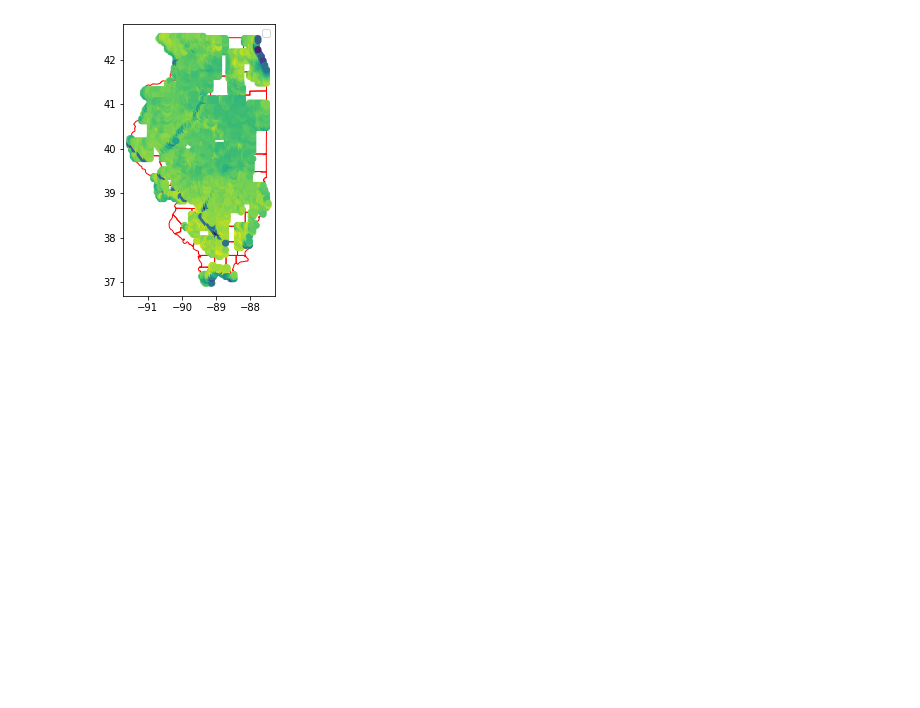
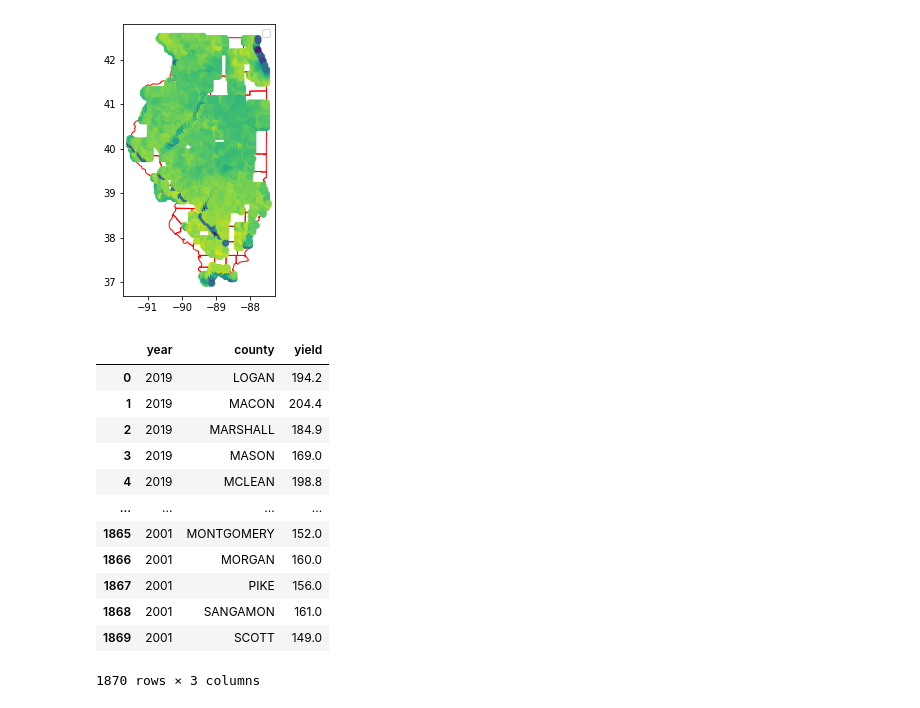
Before and after one commit to dominikrys/icdss-hackathon-2021, a Jupyter notebook: data/crops_yield/AI Hack - Crop Yield Challenge.ipynb, the cells around one changed output. Saved outputs shown, nothing was run; the diff lists cells and outputs as text; code cells hidden in the pictures; blank space fills up the shorter version.

```diff
--- a/data/crops_yield/AI Hack - Crop Yield Challenge.ipynb
+++ b/data/crops_yield/AI Hack - Crop Yield Challenge.ipynb
@@ -73,4 +79,19 @@ No handles with labels found to put in legend.
 [figure]
 # %%
 yield_crop = pd.read_csv("crops_yield/IL_yield.csv")
-yield_crop = yield_crop[(yield_crop["year"] > 2002)&(yield_crop["year"] < 2013)]
+yield_crop = yield_crop[(yield_crop["year"] > 2000)&(yield_crop["year"] < 2020)]
+yield_crop
+# %% [output]
+|  | year | county | yield |
+| 0 | 2019 | LOGAN | 194.2 |
+| 1 | 2019 | MACON | 204.4 |
+| 2 | 2019 | MARSHALL | 184.9 |
+| 3 | 2019 | MASON | 169.0 |
+| 4 | 2019 | MCLEAN | 198.8 |
+| ... | ... | ... | ... |
+| 1865 | 2001 | MONTGOMERY | 152.0 |
+| 1866 | 2001 | MORGAN | 160.0 |
+| 1867 | 2001 | PIKE | 156.0 |
+| 1868 | 2001 | SANGAMON | 161.0 |
+| 1869 | 2001 | SCOTT | 149.0 |
+1870 rows × 3 columns
```
Also changed, not shown: parts of 10 cells of this notebook.
